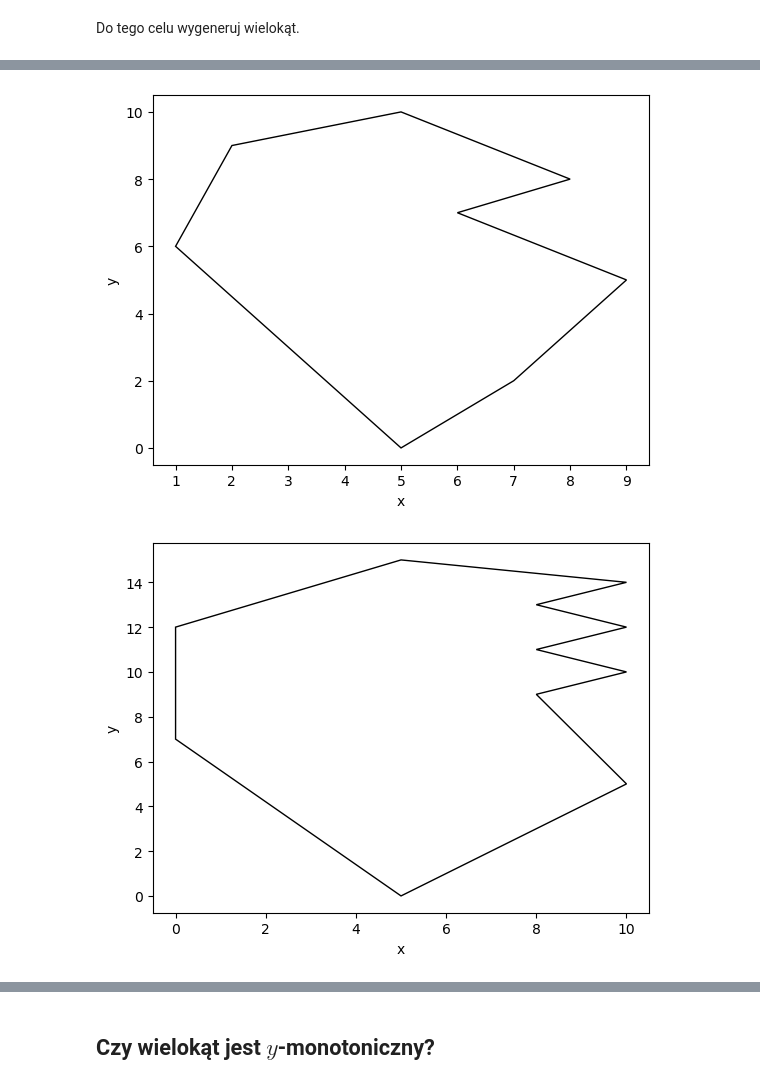
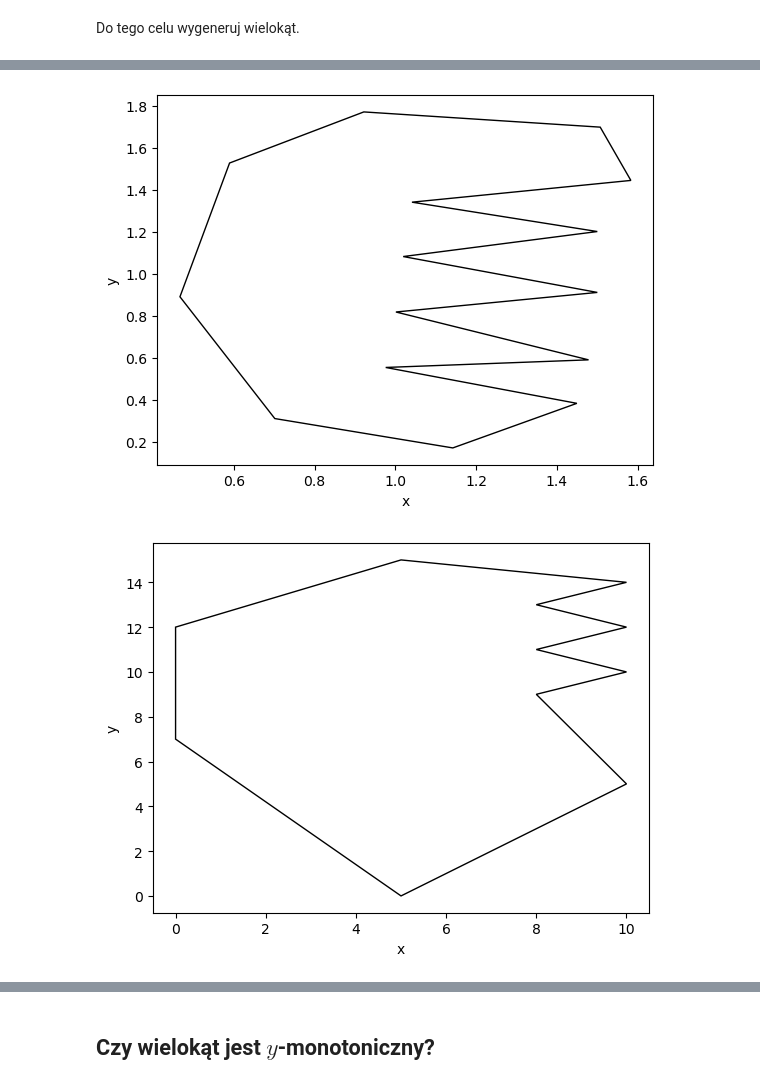
Before and after one commit to jacekloboda/geometric-algorithms, a Jupyter notebook: bitalg/lab3/main.ipynb, the cells around one changed output, grey strips where cells are left out. Cells and saved outputs as stored; diff of their text form; code cells hidden in the pictures.

```diff
--- a/bitalg/lab3/main.ipynb
+++ b/bitalg/lab3/main.ipynb
@@ -255,10 +255,12 @@ polygon = [(np.float64(0.6294141252006419), np.float64(1.5958701216531015)), (np
+A = [(np.float64(1.5070224719101122), np.float64(1.6994046763107185)), (np.float64(0.9219502407704654), np.float64(1.7718788645710504)), (np.float64(0.5896869983948634), np.float64(1.5285726611256507)), (np.float64(0.4668940609951845), np.float64(0.8918351499813061)), (np.float64(0.7016452648475119), np.float64(0.3120416438986511)), (np.float64(1.1422552166934188), np.float64(0.17226999511086816)), (np.float64(1.4492375601926162), np.float64(0.384515832158983)), (np.float64(0.9761235955056178), np.float64(0.555347847344051)), (np.float64(1.4781300160513642), np.float64(0.5915849414742169)), (np.float64(1.4781300160513642), np.float64(0.5915849414742169)), (np.float64(1.0014044943820224), np.float64(0.8193609617209744)), (np.float64(1.4997993579454252), np.float64(0.9125420609128295)), (np.float64(1.0194622792937398), np.float64(1.0833740760978974)), (np.float64(1.4997993579454252), np.float64(1.2024388139541573)), (np.float64(1.0411316211878008), np.float64(1.34221046274194)), (np.float64(1.5828651685393256), np.float64(1.445745017399557))]
+F = [(np.float64(0.5463483146067415), np.float64(1.9323574242903567)), (np.float64(1.5142455858747992), np.float64(1.8339995973656205)), (np.float64(1.810393258426966), np.float64(1.5596330275229358)), (np.float64(1.4745184590690206), np.float64(1.3525639182077018)), (np.float64(1.7995585874799356), np.float64(1.1972620862212762)), (np.float64(1.4781300160513642), np.float64(1.010899887837566)), (np.float64(1.75260834670947), np.float64(0.8348911449196169)), (np.float64(1.4961878009630816), np.float64(0.7313565902619998)), (np.float64(1.7345505617977526), np.float64(0.5294642086796467)), (np.float64(1.4961878009630816), np.float64(0.23439072790543836)), (np.float64(0.5788523274478329), np.float64(0.08426562365189377))]
 
 polygons = [A, B, C, D, E, F, polygon]
 
 for pol in polygons:
     draw_polygon(pol)
 # %% [output]
-[figure, old version]
+[figure, new version]
 [figure]
 [figure]
 [figure]
```
Also changed, not shown: parts of 14 cells of this notebook, 10 other files.
